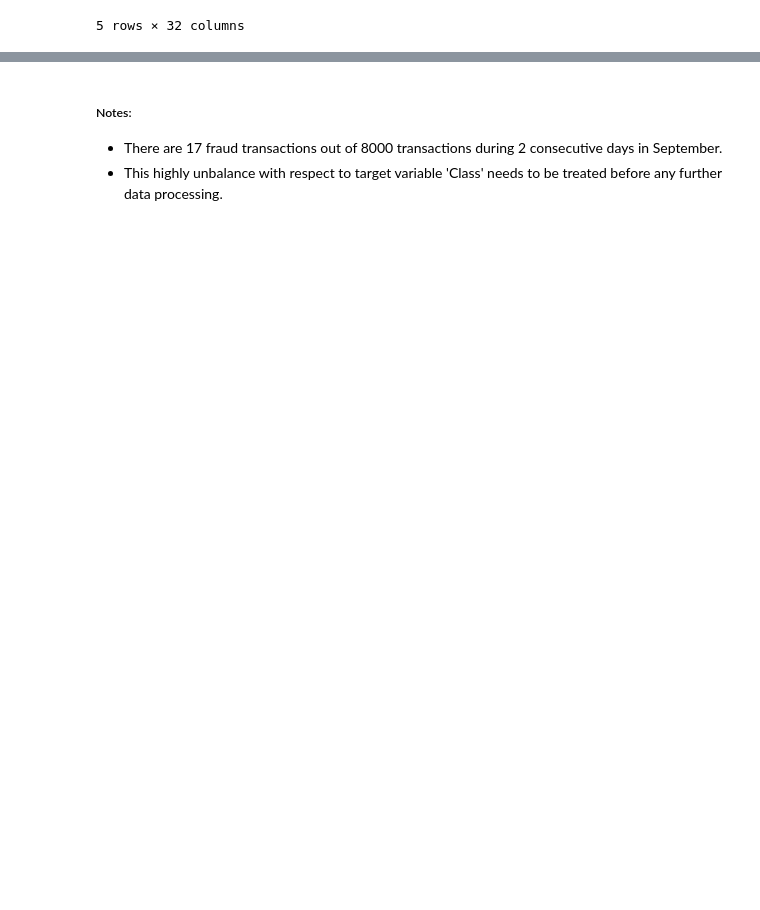
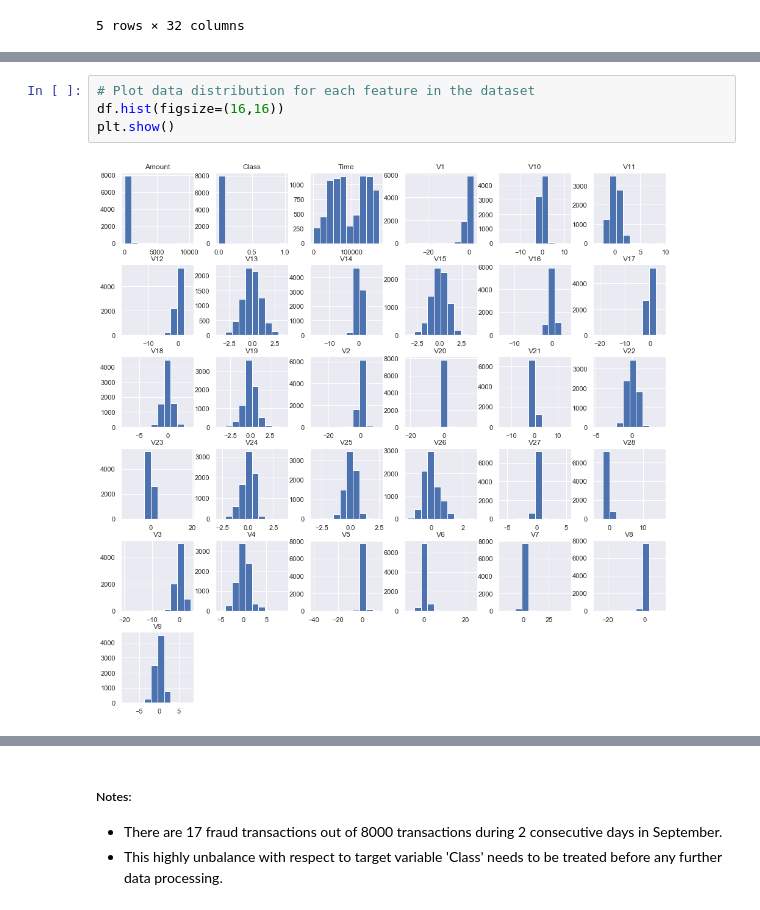
Before and after one commit to ThoaShook/Fraud_Detection, a Jupyter notebook: CreditCard_Fraud_Detection.ipynb, the cells around one changed output, grey strips where cells are left out. Saved outputs shown, nothing was run; the diff lists cells and outputs as text; blank space fills up the shorter version.

```diff
--- a/CreditCard_Fraud_Detection.ipynb
+++ b/CreditCard_Fraud_Detection.ipynb
@@ -57,0 +58,6 @@ df.describe()
+# %%
+# Plot data distribution for each feature in the dataset
+df.hist(figsize=(16,16))
+plt.show()
+# %% [output]
+[figure, added]
```
Also changed, not shown: parts of 6 cells of this notebook.
